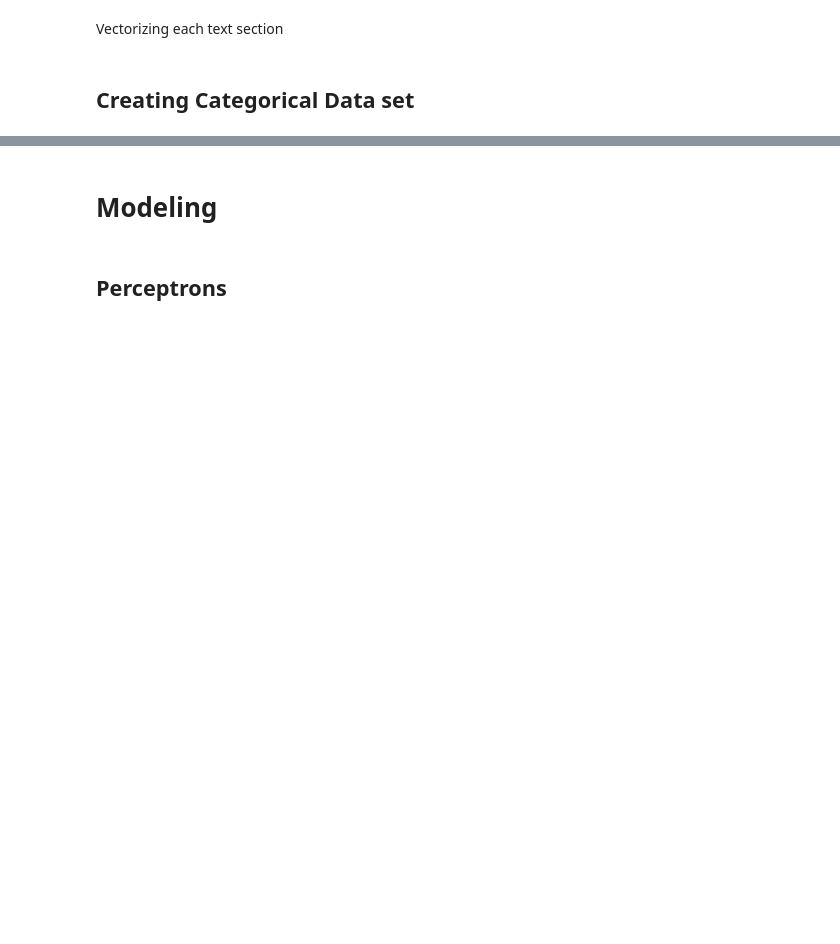
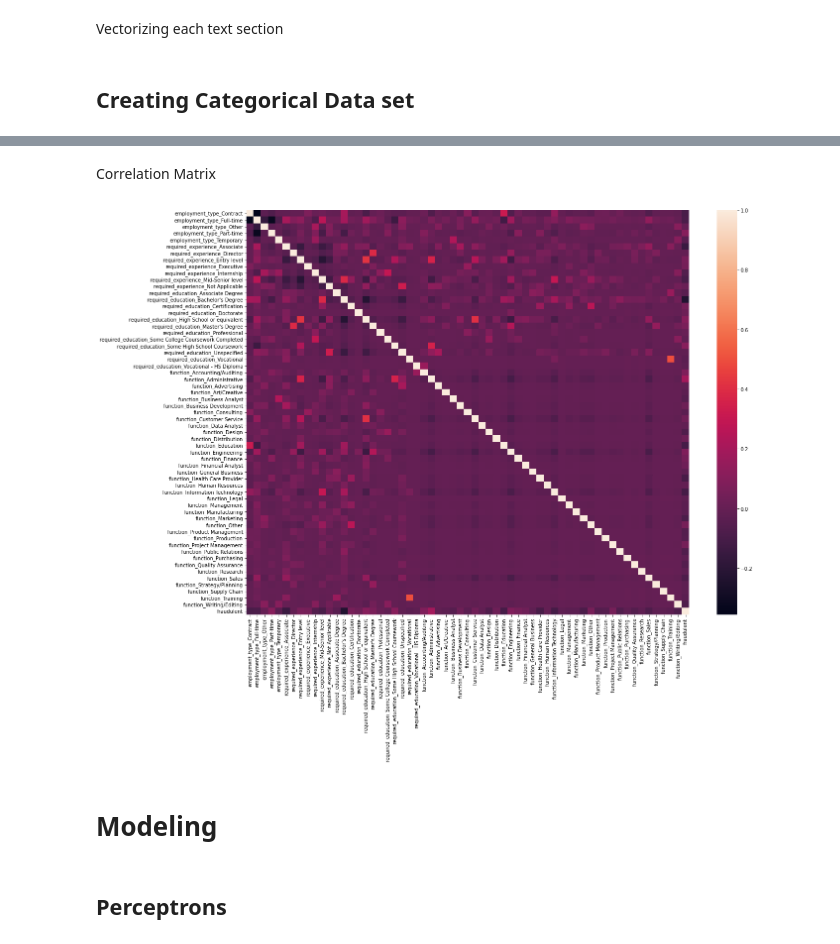
Before and after one commit to MendelinaL/Predicting-Employee-Turnover, a Jupyter notebook: Group2_ML_Final.ipynb, the cells around one changed output, grey strips where cells are left out. Drawn from its saved outputs; the diff is of its cells as text; code cells hidden in the pictures; blank space fills up the shorter version.

```diff
--- a/Group2_ML_Final.ipynb
+++ b/Group2_ML_Final.ipynb
@@ -501,3 +509,14 @@ cat_df.head()
+# %% [markdown]
+Correlation Matrix
+# %%
+# let's see some correlations between categorical data and the fraudulency
+
+cat_tar = pd.concat([cat_df, Job_under['fraudulent']], axis =1)
+
+plt.figure(figsize = (20,15))
+sns.heatmap(cat_tar.corr());
+# %% [output]
+[figure, added]
 # %% [markdown]
 # Modeling
 # %% [markdown]
```
Also changed, not shown: parts of 81 cells of this notebook.
